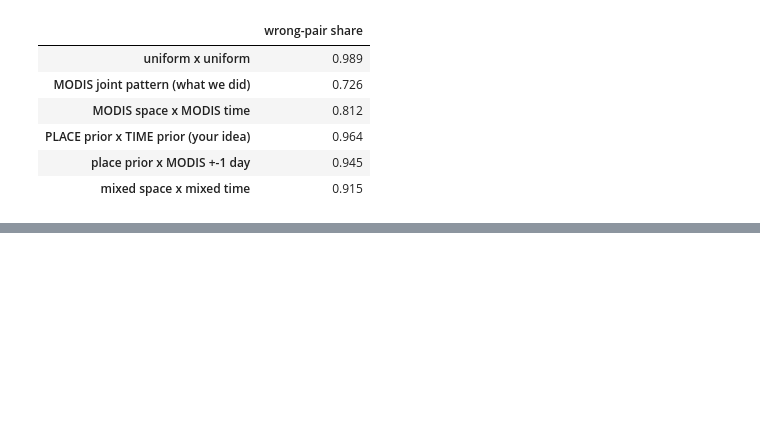
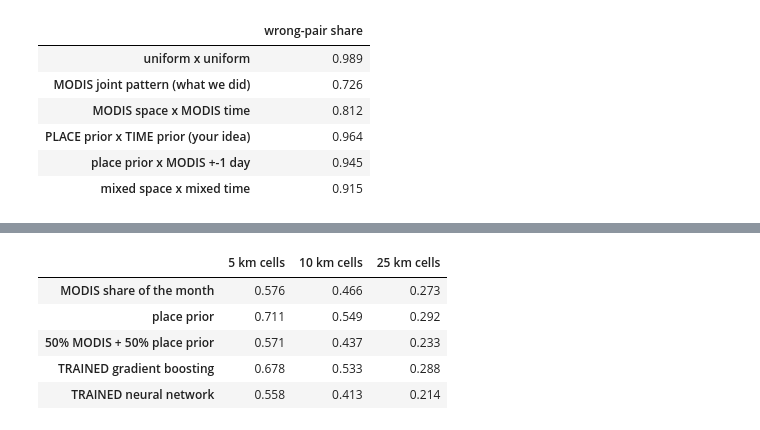
Before and after one commit to BEramZZZ/space-apps-fire, a Jupyter notebook: notebooks/training.ipynb, the cells around one changed output, grey strips where cells are left out. Cells and saved outputs as stored; diff of their text form; code cells hidden in the pictures; blank space fills up the shorter version.

```diff
--- a/notebooks/training.ipynb
+++ b/notebooks/training.ipynb
@@ -1775,3 +1775,87 @@ SPACE x TIME: share of VIIRS mass on the wrong (5 km cell, day) pair
 | PLACE prior x TIME prior (your idea) | 0.964 |
 | place prior x MODIS +-1 day | 0.945 |
 | mixed space x mixed time | 0.915 |
+# %%
+from sklearn.ensemble import HistGradientBoostingRegressor
+from sklearn.neural_network import MLPRegressor
+from sklearn.preprocessing import StandardScaler
+
+# ---------- features for one (block-month, 5 km sub-cell) row ----------
+mm = M.groupby(["sy", "sx", "ym"]).size()                      # MODIS cell-days per sub-cell-month, whole region
+pc = tr_v.groupby(["sy", "sx", "year"]).size().rename("c").reset_index()
+ptot = tr_v.groupby(["sy", "sx"]).size().rename("ptot").reset_index()
+NY = tr_v.year.nunique()
+
+def add_features(T, train):
+    nb = np.zeros(len(T))
+    for dy in (-1, 0, 1):
+        for dx in (-1, 0, 1):
+            if (dy, dx) != (0, 0):
+                nb += mm.reindex(pd.MultiIndex.from_arrays([T["sy"] + dy, T["sx"] + dx, T["ym"]])).fillna(0).to_numpy()
+    T["m_nb"] = nb
+    T["year"], T["month"] = T.ym.str[:4].astype(int), T.ym.str[5:7].astype(int)
+    if train:       # the place prior must not contain the row's own year, or the model would over-trust it
+        T = T.merge(ptot, on=["sy", "sx"], how="left").merge(pc, on=["sy", "sx", "year"], how="left").fillna({"ptot": 0, "c": 0})
+        T["pri"] = (T.ptot - T.c) / (NY - 1)
+    else:
+        T["pri"] = T["prior"]
+    T["pri_sh"], T["m_sh"] = share(T, "pri", 100), share(T, "m", 100)
+    T["bm_m"] = T.groupby(key)["m"].transform("sum")
+    return T
+
+FE = ["m", "m_nb", "m_sh", "pri_sh", "bm_m", "month"]
+LOGC = ["m", "m_nb", "bm_m"]
+
+# ---------- training table: all block-months of 2016-2025 that have VIIRS ----------
+tr_m = M[M.year >= 2016]
+bm_tr = tr_v.groupby(key).size().rename("N").reset_index()
+T = bm_tr.merge(offs, how="cross")
+T["sy"], T["sx"] = T["by"] * 10 + T.oy, T["bx"] * 10 + T.ox
+T = (T.merge(tr_v.groupby(key + ["sy", "sx"]).size().rename("v").reset_index(), on=key + ["sy", "sx"], how="left")
+       .merge(tr_m.groupby(key + ["sy", "sx"]).size().rename("m").reset_index(), on=key + ["sy", "sx"], how="left")
+       .fillna({"v": 0, "m": 0}))
+T = add_features(T, train=True)
+H = add_features(G.copy(), train=False)                         # the hidden block-months (2013-2015) from the previous cell
+print(len(T), "training rows |", len(H), "hidden rows")
+
+# ---------- two learners on the same inputs ----------
+gb = HistGradientBoostingRegressor(loss="poisson", max_iter=300, learning_rate=0.05, max_leaf_nodes=15,
+                                   min_samples_leaf=50, l2_regularization=1.0, random_state=0).fit(T[FE], T["v"])
+def scaled(df):
+    x = df[FE].copy()
+    x[LOGC] = np.log1p(x[LOGC])
+    return x
+sc = StandardScaler().fit(scaled(T))
+nn = MLPRegressor(hidden_layer_sizes=(64, 32), early_stopping=True, max_iter=200, random_state=0) \
+        .fit(sc.transform(scaled(T)), np.log1p(T["v"]))
+H["gb_raw"] = gb.predict(H[FE])
+H["nn_raw"] = np.clip(np.expm1(nn.predict(sc.transform(scaled(H)))), 0, None) + 1e-9
+H["Sgb"], H["Snn"] = share(H, "gb_raw", 100), share(H, "nn_raw", 100)
+
+# ---------- same space test as before ----------
+G["Sgb"], G["Snn"] = H["Sgb"].to_numpy(), H["Snn"].to_numpy()  # same row order as G
+SP2 = {"MODIS share of the month": "Smod", "place prior": "Spri", "50% MODIS + 50% place prior": "Smix",
+       "TRAINED gradient boosting": "Sgb", "TRAINED neural network": "Snn"}
+print("\nSPACE (true totals): share of VIIRS mass in the wrong cell")
+display(pd.DataFrame({n: {f"{k * 5} km cells": tv_space(c, k) for k in (1, 2, 5)} for n, c in SP2.items()}).T.round(3))
+
+# ---------- and together with the day: trained space share x MODIS +-1 day, vs the MODIS joint pattern ----------
+J2 = J.merge(G[key + ["sy", "sx", "Sgb", "Snn"]], on=key + ["sy", "sx"])
+def tv_joint2(df, p):
+    g = pd.DataFrame({"by": df["by"], "bx": df["bx"], "ym": df.ym, "N": df.N, "a": (p - df.tt).abs(), "s": p}) \
+          .groupby(key).agg(a=("a", "sum"), s=("s", "sum"), N=("N", "first"))
+    return float(0.5 * ((g.a + 1 - g.s) * g.N).sum() / g.N.sum())
+JT2 = {"MODIS joint pattern (what we did)": J2.Pmodjoint, "50% MODIS + prior (space) x MODIS +-1 day": J2.Smix * J2.Tmod3,
+       "TRAINED gb (space) x MODIS +-1 day": J2.Sgb * J2.Tmod3, "TRAINED nn (space) x MODIS +-1 day": J2.Snn * J2.Tmod3}
+print("\nSPACE x TIME: share of VIIRS mass on the wrong (5 km cell, day) pair")
+display(pd.Series({n: tv_joint2(J2, p) for n, p in JT2.items()}).round(3).to_frame("wrong-pair share"))
+
+# what the model relies on (permutation drop on a sample of the hidden rows)
+rs = H.sample(min(60_000, len(H)), random_state=0)
+base = np.mean((gb.predict(rs[FE]) - rs.v) ** 2)
+imp = {}
+for f in FE:
+    r2 = rs.copy(); r2[f] = np.random.default_rng(0).permutation(r2[f].to_numpy())
+    imp[f] = np.mean((gb.predict(r2[FE]) - r2.v) ** 2) - base
+display(pd.Series(imp).sort_values(ascending=False).round(5).to_frame("error increase when shuffled (gb)"))
+# %% [output]
@@ -1777,0 +1865,6 @@ SPACE x TIME: share of VIIRS mass on the wrong (5 km cell, day) pair
+|  | 5 km cells | 10 km cells | 25 km cells |
+| MODIS share of the month | 0.576 | 0.466 | 0.273 |
+| place prior | 0.711 | 0.549 | 0.292 |
+| 50% MODIS + 50% place prior | 0.571 | 0.437 | 0.233 |
+| TRAINED gradient boosting | 0.678 | 0.533 | 0.288 |
+| TRAINED neural network | 0.558 | 0.413 | 0.214 |
```
Also changed, not shown: parts of 1 cell of this notebook.
